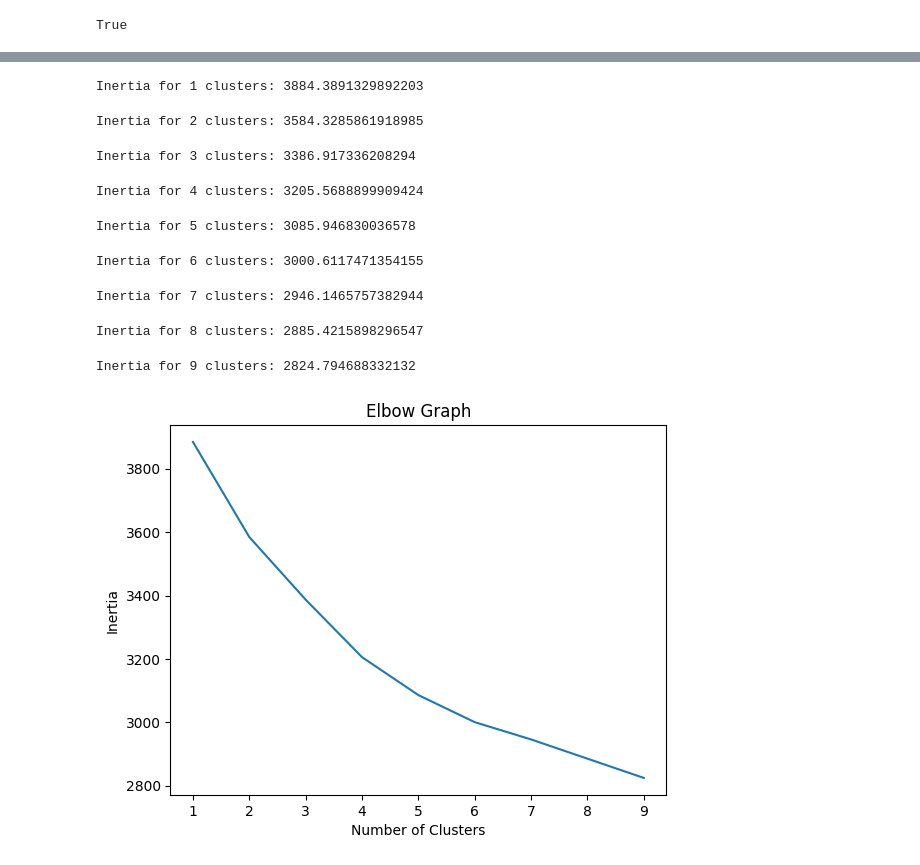
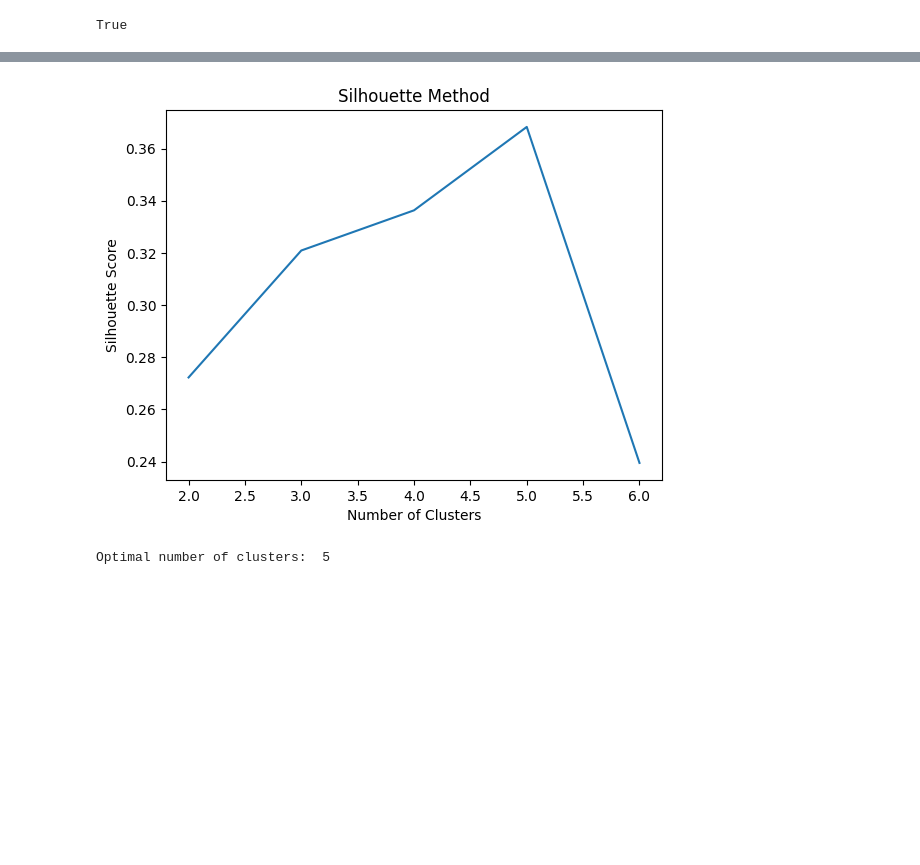
Before and after one commit to syyclops/open-operator, a Jupyter notebook: k_means_cluster.ipynb, the cells around one changed output, grey strips where cells are left out. Saved outputs shown, nothing was run; the diff lists cells and outputs as text; code cells hidden in the pictures; blank space fills up the shorter version.

```diff
--- a/k_means_cluster.ipynb
+++ b/k_means_cluster.ipynb
@@ -38,7 +42,7 @@ for row in g.query(query_for_devices):
     device_name = row[0]
 
     # Create the document
-    content = device_name
+    content = device_name.value
     documents.append(Document(page_content=content, metadata={"type": "bacnet_device"}))
 # %%
 # Bacnet Points
@@ -76,36 +81,30 @@ embs = vectorstore_data["embeddings"]
-# %%
-# Use the elbow method to find the optimal number of clusters
-import matplotlib.pyplot as plt
-import numpy as np
-
-# Create the kmeans object
-kmeans = KMeans()
-
-# Create the list of inertias
-inertias = []
-
-# Loop through the number of clusters and calculate the inertia
-for i in range(1, 10):
-    kmeans = KMeans(n_clusters=i)
-    kmeans.fit(embs)
-    inertias.append(kmeans.inertia_)
-    print("Inertia for {} clusters: {}".format(i, kmeans.inertia_))
-
-# Plot the elbow graph
-plt.plot(range(1, 10), inertias)
-plt.title("Elbow Graph")
-plt.xlabel("Number of Clusters")
-plt.ylabel("Inertia")
-plt.show()
-# %% [output]
-Inertia for 1 clusters: 3884.3891329892203
-Inertia for 2 clusters: 3584.3285861918985
-Inertia for 3 clusters: 3386.917336208294
-Inertia for 4 clusters: 3205.5688899909424
-Inertia for 5 clusters: 3085.946830036578
-Inertia for 6 clusters: 3000.6117471354155
-Inertia for 7 clusters: 2946.1465757382944
-Inertia for 8 clusters: 2885.4215898296547
-Inertia for 9 clusters: 2824.794688332132
-[figure, removed]
+# %%
+# Determine the optimal number of clusters
+
+sil = [] # list of silhouette scores
+kmin = 2 # minimum number of clusters
+kmax = 200 # maximum number of clusters
+
+for k in tqdm(range(kmin, kmax+1)):
+    kmeans = MiniBatchKMeans(n_clusters=k, n_init=10).fit(embs) # adjust batch_size as needed
+    labels = kmeans.labels_
+    sil.append(silhouette_score(embs, labels, metric='euclidean')) # adjust sample_size as needed
+
+    # Early stopping
+    if k > 2 and sil[k-kmin] < sil[k-kmin-1]:
+        break
+
+optimal_clusters = np.argmax(sil) + kmin  # +kmin because the range starts from kmin
+
+actual_kmax = k  # Add this line after the loop
+plt.plot(range(kmin, actual_kmax+1), sil)
+plt.title("Silhouette Method")
+plt.xlabel("Number of Clusters")
+plt.ylabel("Silhouette Score")
+plt.show()
+
+print("Optimal number of clusters: ", optimal_clusters)
+# %% [output]
+[figure, added]
+Optimal number of clusters:  5
 # %%
```
Also changed, not shown: parts of 7 cells of this notebook.
